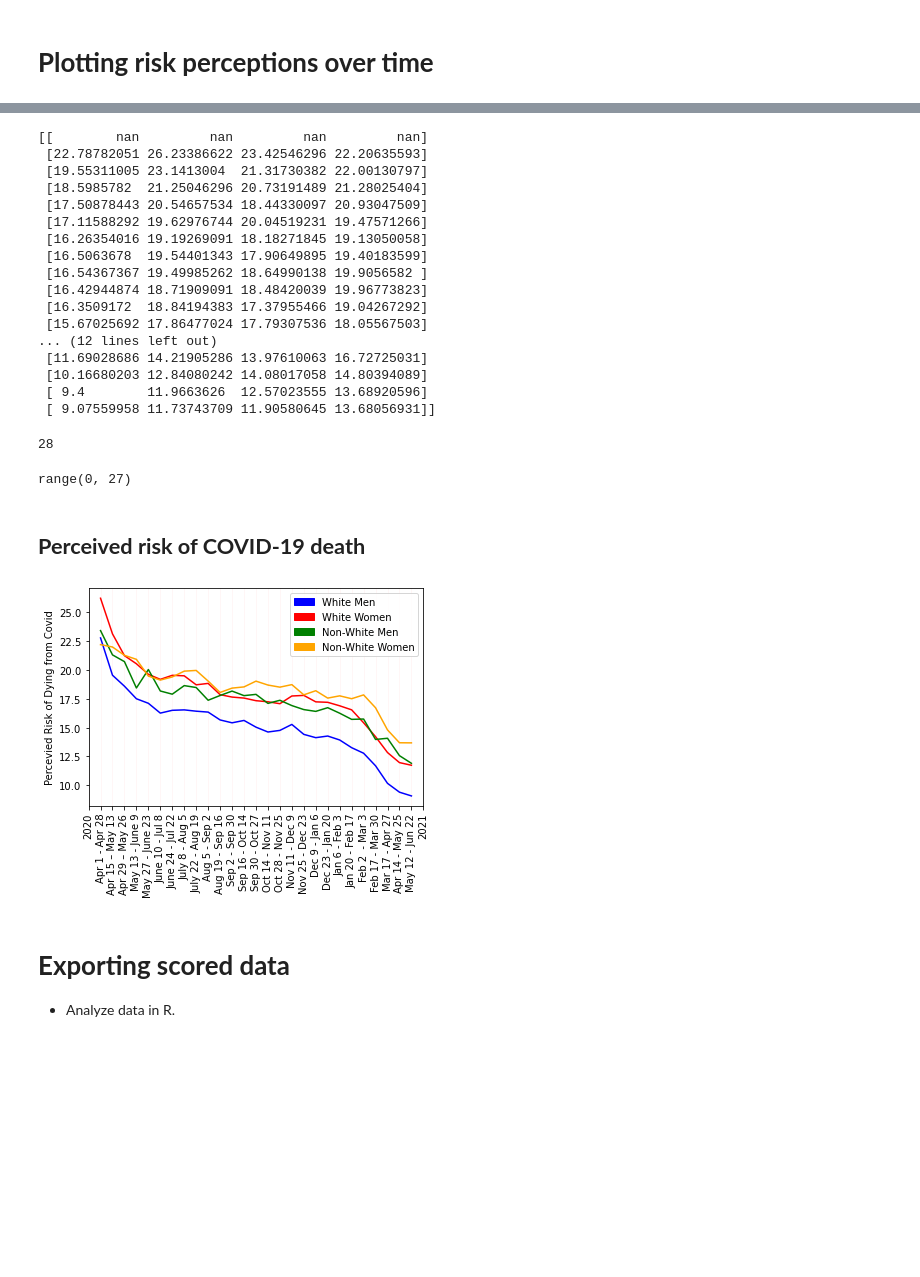
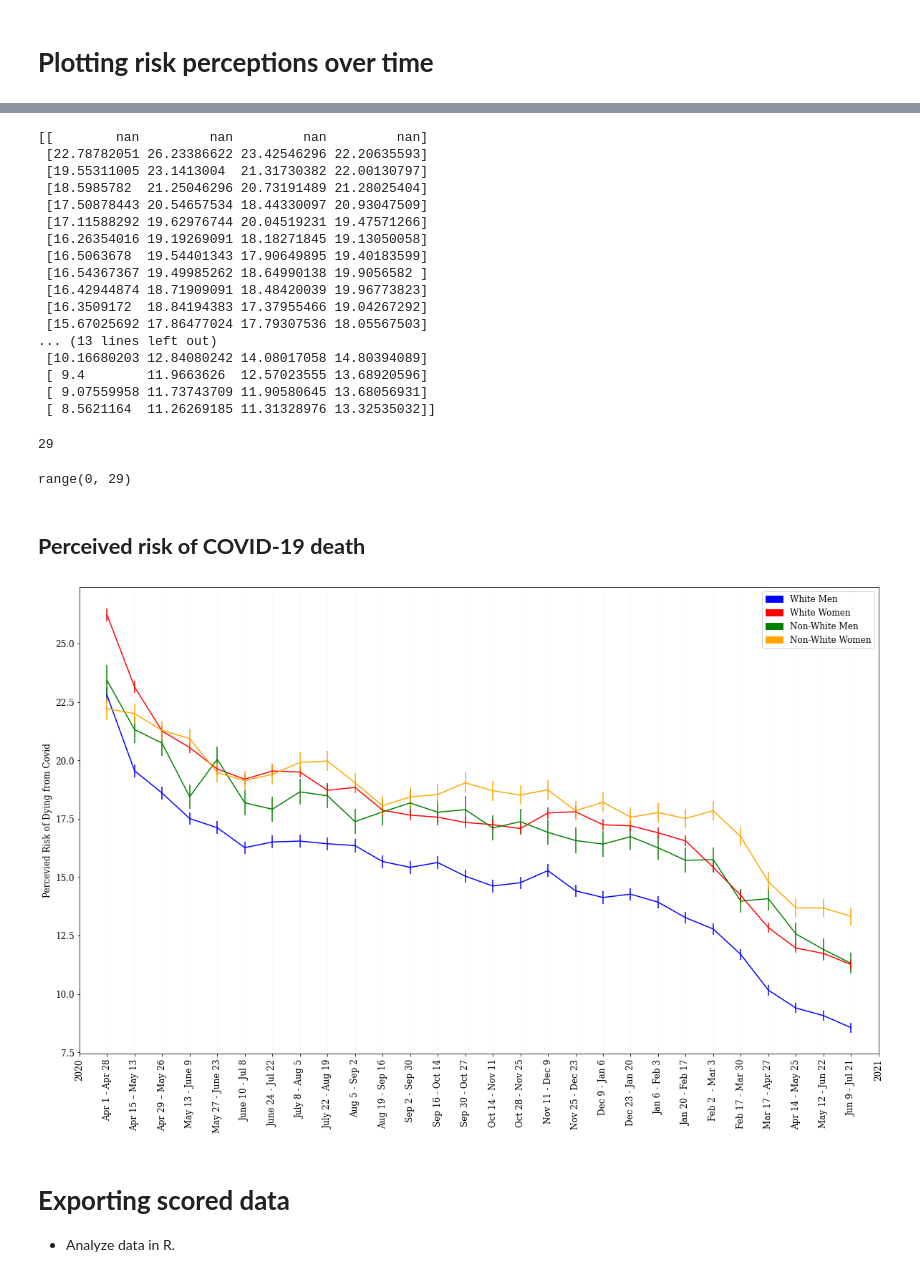
Before and after one commit to ekimluo/white_male_effect, a Jupyter notebook: WME_UAS_cleaning.ipynb, the cells around one changed output, grey strips where cells are left out. Saved outputs shown, nothing was run; the diff lists cells and outputs as text; code cells hidden in the pictures; blank space fills up the shorter version.

```diff
--- a/WME_UAS_cleaning.ipynb
+++ b/WME_UAS_cleaning.ipynb
@@ -205,0 +260,5 @@ Name: prisk_die, dtype: float64
+# %%
+# append CIs to df_stats
+df_stats['ci_upper']=pd.Series(ci_upper)
+df_stats['ci_lower']=pd.Series(ci_lower)
+df_stats
@@ -205,0 +280,9 @@ Name: prisk_die, dtype: float64
+# %%
+# subset descriptive statistics by group
+# 1 = mean, 2 = std, 3 = sem, 4 = ci_upper, 5 = ci_lower
+df_stats_wm = df_stats[df_stats['group'] == 'wm'].to_numpy()[:,2:]
+df_stats_ww = df_stats[df_stats['group'] == 'ww'].to_numpy()[:,2:]
+df_stats_nm = df_stats[df_stats['group'] == 'nm'].to_numpy()[:,2:]
+df_stats_nw = df_stats[df_stats['group'] == 'nw'].to_numpy()[:,2:]
+
+df_stats_wm
@@ -206,7 +307,7 @@ Name: prisk_die, dtype: float64
 # %%
 # 27 waves total (2-28)
 
-nWaves =  28 # NEED TO MANUALLY UPDATE PER WAVE
+nWaves =  29 # NEED TO MANUALLY UPDATE PER WAVE
 
 # define wave range and group values
 xWave = range(1,nWaves+1)
@@ -241,17 +342,17 @@ len(priskDie)
  [16.42944874 18.71909091 18.48420039 19.96773823]
  [16.3509172  18.84194383 17.37955466 19.04267292]
  [15.67025692 17.86477024 17.79307536 18.05567503]
-... (12 lines left out)
- [11.69028686 14.21905286 13.97610063 16.72725031]
+... (13 lines left out)
  [10.16680203 12.84080242 14.08017058 14.80394089]
  [ 9.4        11.9663626  12.57023555 13.68920596]
- [ 9.07559958 11.73743709 11.90580645 13.68056931]]
+ [ 9.07559958 11.73743709 11.90580645 13.68056931]
+ [ 8.5621164  11.26269185 11.31328976 13.32535032]]
-28
+29
 # %%
 # check wave range
-range(nWaves-1)
+range(nWaves)
 # %% [output]
-range(0, 27)
+range(0, 29)
 # %%
 # labeling plot
 
@@ -283,6 +384,7 @@ wave_times = ['2020',
 'Mar 17 - Apr 27',
 'Apr 14 - May 25',
 'May 12 - Jun 22',
+'Jun 9 - Jul 21',
 '2021']
 # %%
 # create function for ticks
@@ -295,36 +397,66 @@ def format_fn(tick_val, tick_pos):
 ## **Perceived risk of COVID-19 death**
 # %%
 # plot mean perceived risk of COVID-19 mortality over time
+
 ax = plt.subplot(111)
 ax.xaxis.set_major_formatter(FuncFormatter(format_fn))
 ax.xaxis.set_major_locator(MaxNLocator(integer=True))
-ax.set_xlim((0, 28))
+ax.set_xlim((0, 29))
 
 loc = plticker.MultipleLocator(base=1.0) # enforces regular intervals on the x-axis
 ax.xaxis.set_major_locator(loc)
 
 ax.plot(priskDie[:,0],color='blue')
 ax.plot(priskDie[:,1],color='red')
 ax.plot(priskDie[:,2],color='green')
 ax.plot(priskDie[:,3],color='orange')
 
 barBlue = mpatches.Patch(color='blue', label='White Men')
 barRed = mpatches.Patch(color='red', label='White Women')
 barGreen = mpatches.Patch(color='green', label='Non-White Men')
 barOrange = mpatches.Patch(color='orange', label='Non-White Women')
 
-plt.legend(handles=[barBlue, barRed, barGreen, barOrange])
+plt.legend(handles=[barBlue, barRed, barGreen, barOrange],loc='upper right')
 plt.ylabel('Percevied Risk of Dying from Covid')
 plt.xticks(rotation=90) # tilt x-axis labels
 
 for i in range(nWaves):
   plt.axvline(x=i,color='red',alpha=0.05,linewidth=0.7)
   plt.plot()
 
-plt.show()
+# make errorbars for wm
+for wave in range(df_stats_wm.shape[0]):
+  m_wm= df_stats_wm[wave,0]
+  sem_wm = df_stats_wm[wave,2]
+  errorbar_sem_wm = (m_wm-sem_wm/2,m_wm+sem_wm/2)
+  plt.vlines(wave+1,errorbar_sem_wm[0],errorbar_sem_wm[1],color='blue')
+# make errorbars for nm
+for wave in range(df_stats_nm.shape[0]):
+  m_nm= df_stats_nm[wave,0]
+  sem_nm = df_stats_nm[wave,2]
+  errorbar_sem_nm = (m_nm-sem_nm/2,m_nm+sem_nm/2)
+  plt.vlines(wave+1,errorbar_sem_nm[0],errorbar_sem_nm[1],color='green')
+# make errorbars for ww
+for wave in range(df_stats_ww.shape[0]):
+  m_ww= df_stats_ww[wave,0]
+  sem_ww = df_stats_ww[wave,2]
+  errorbar_sem_ww = (m_ww-sem_ww/2,m_ww+sem_ww/2)
+  plt.vlines(wave+1,errorbar_sem_ww[0],errorbar_sem_ww[1],color='red')
+# make errorbars for nw
+for wave in range(df_stats_nw.shape[0]):
+  m_nw= df_stats_nw[wave,0]
+  sem_nw = df_stats_nw[wave,2]
+  errorbar_sem_nw = (m_nw-sem_nw/2,m_nw+sem_nw/2)
+  plt.vlines(wave+1,errorbar_sem_nw[0],errorbar_sem_nw[1],color='orange')
+
+plt.rcParams['font.family'] = 'serif'
+plt.rcParams.update({'font.size':12})
 plt.rcParams['figure.figsize'] = [20 , 12] # specify figure size
+
+plt.savefig('plot_errorbars_sem.png',orientation = 'landscape',facecolor='w',dpi=200)
+plt.show();
 # %% [output]
-[figure, old version]
+[figure, new version]
 # %% [markdown]
 # **Exporting scored data**
 - Analyze data in R.
```
Also changed, not shown: parts of 36 cells of this notebook.
